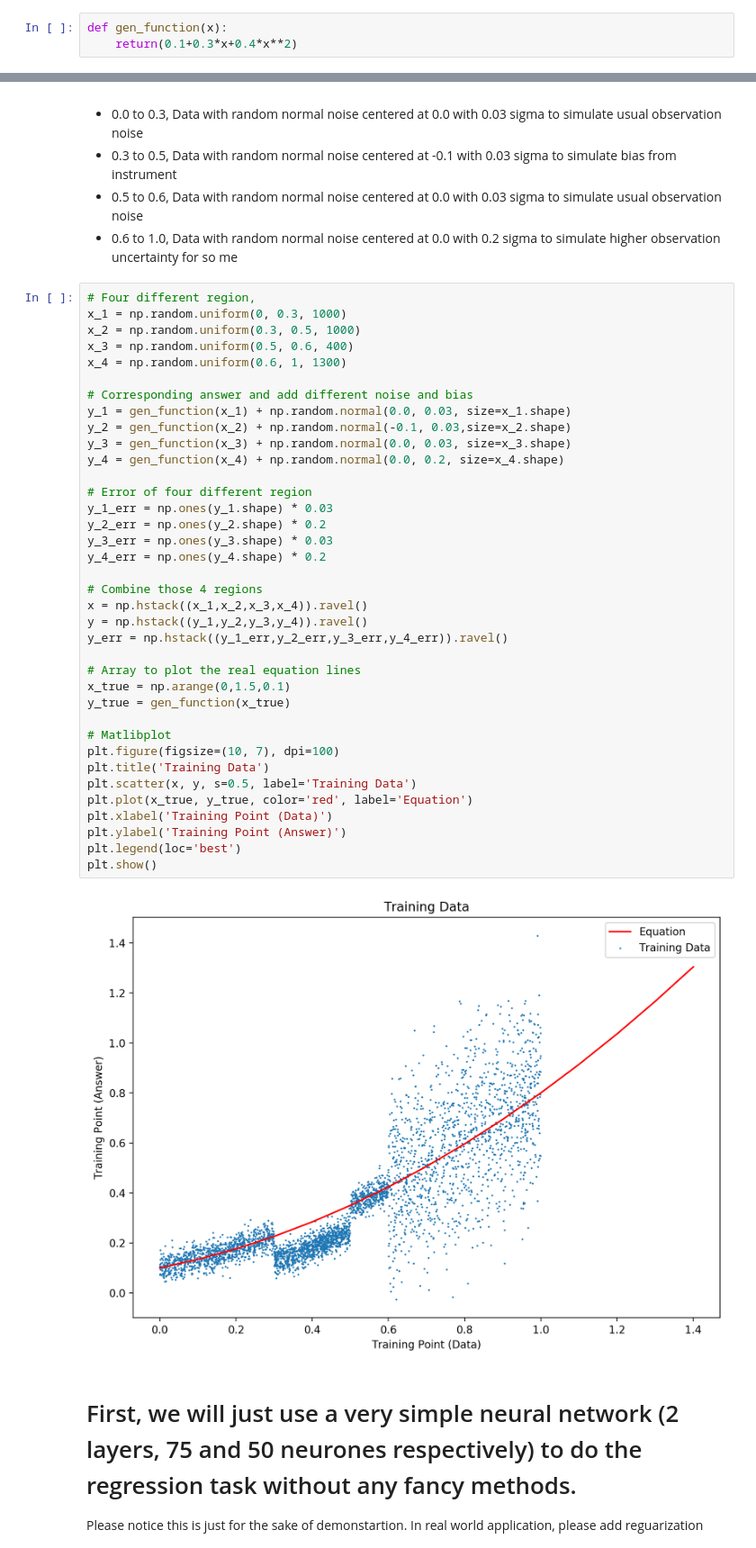
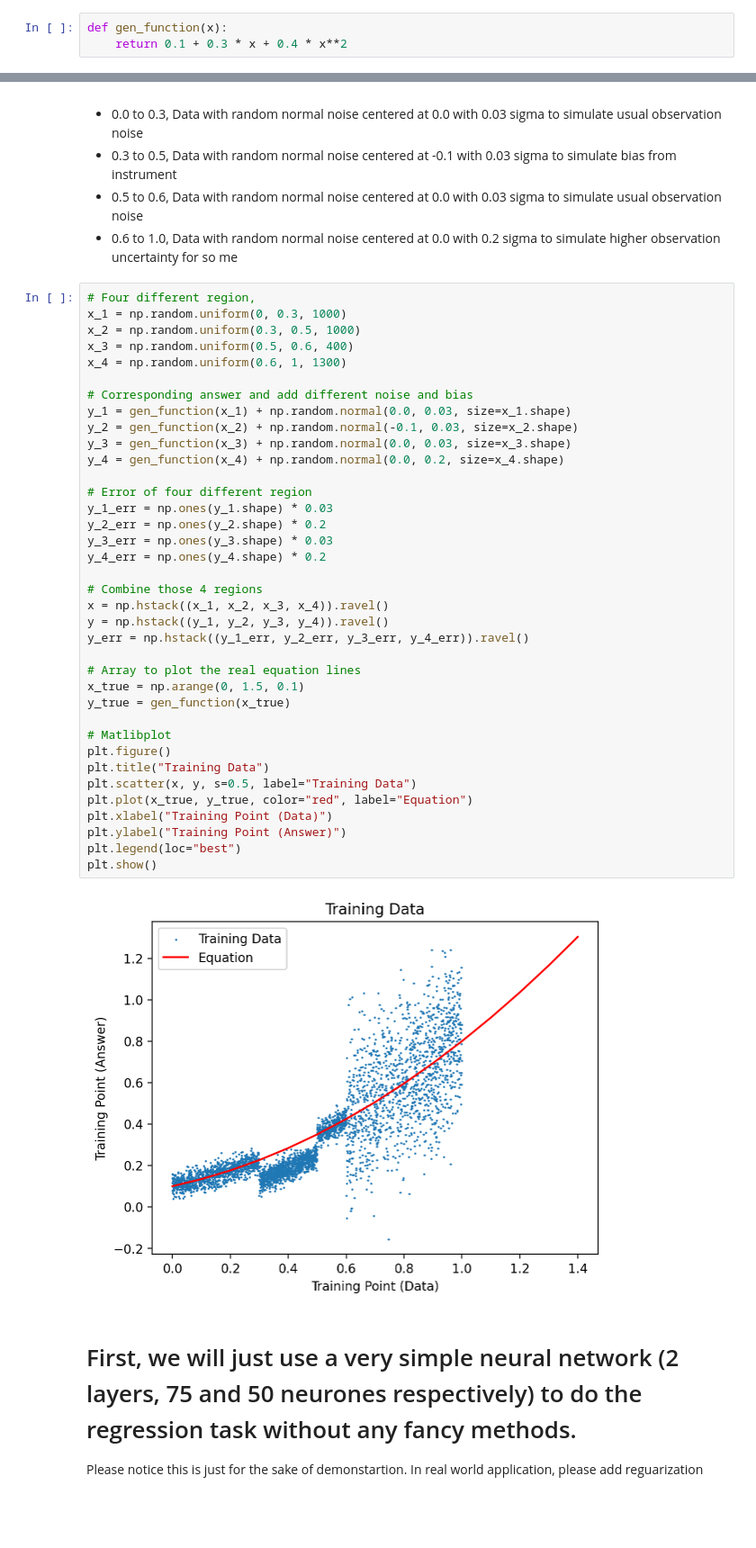
Before and after one commit to henrysky/astroNN, a Jupyter notebook: demo_tutorial/NN_uncertainty_analysis/Uncertainty_Demo_quad.ipynb, the cells around one changed output, grey strips where cells are left out. Shown at 90% size. Saved outputs shown, nothing was run; the diff lists cells and outputs as text; blank space fills up the shorter version.

```diff
--- a/demo_tutorial/NN_uncertainty_analysis/Uncertainty_Demo_quad.ipynb
+++ b/demo_tutorial/NN_uncertainty_analysis/Uncertainty_Demo_quad.ipynb
@@ -37,7 +41,7 @@ The equation we use neural net to do regression is
 $y=0.1+0.3x+0.4x^{2}$
 # %%
 def gen_function(x):
-    return(0.1+0.3*x+0.4*x**2)
+    return 0.1 + 0.3 * x + 0.4 * x**2
 # %% [markdown]
 #### Here, we will generate data with the regression task
 
@@ -49,42 +53,42 @@ Genereate data with four different region to simulate different situation
 # %%
 # Four different region,
 x_1 = np.random.uniform(0, 0.3, 1000)
 x_2 = np.random.uniform(0.3, 0.5, 1000)
 x_3 = np.random.uniform(0.5, 0.6, 400)
 x_4 = np.random.uniform(0.6, 1, 1300)
 
 # Corresponding answer and add different noise and bias
 y_1 = gen_function(x_1) + np.random.normal(0.0, 0.03, size=x_1.shape)
-y_2 = gen_function(x_2) + np.random.normal(-0.1, 0.03,size=x_2.shape)
+y_2 = gen_function(x_2) + np.random.normal(-0.1, 0.03, size=x_2.shape)
 y_3 = gen_function(x_3) + np.random.normal(0.0, 0.03, size=x_3.shape)
 y_4 = gen_function(x_4) + np.random.normal(0.0, 0.2, size=x_4.shape)
 
 # Error of four different region
 y_1_err = np.ones(y_1.shape) * 0.03
 y_2_err = np.ones(y_2.shape) * 0.2
 y_3_err = np.ones(y_3.shape) * 0.03
 y_4_err = np.ones(y_4.shape) * 0.2
 
 # Combine those 4 regions
-x = np.hstack((x_1,x_2,x_3,x_4)).ravel()
-y = np.hstack((y_1,y_2,y_3,y_4)).ravel()
-y_err = np.hstack((y_1_err,y_2_err,y_3_err,y_4_err)).ravel()
+x = np.hstack((x_1, x_2, x_3, x_4)).ravel()
+y = np.hstack((y_1, y_2, y_3, y_4)).ravel()
+y_err = np.hstack((y_1_err, y_2_err, y_3_err, y_4_err)).ravel()
 
 # Array to plot the real equation lines
-x_true = np.arange(0,1.5,0.1)
+x_true = np.arange(0, 1.5, 0.1)
 y_true = gen_function(x_true)
 
 # Matlibplot
-plt.figure(figsize=(10, 7), dpi=100)
-plt.title('Training Data')
-plt.scatter(x, y, s=0.5, label='Training Data')
-plt.plot(x_true, y_true, color='red', label='Equation')
-plt.xlabel('Training Point (Data)')
-plt.ylabel('Training Point (Answer)')
-plt.legend(loc='best')
+plt.figure()
+plt.title("Training Data")
+plt.scatter(x, y, s=0.5, label="Training Data")
+plt.plot(x_true, y_true, color="red", label="Equation")
+plt.xlabel("Training Point (Data)")
+plt.ylabel("Training Point (Answer)")
+plt.legend(loc="best")
 plt.show()
 # %% [output]
-[figure, old version]
+[figure, new version]
 # %% [markdown]
 # First, we will just use a very simple neural network (2 layers, 75 and 50 neurones respectively) to do the regression task without any fancy methods.
 
```
Also changed, not shown: parts of 8 cells of this notebook, 3 other files.
